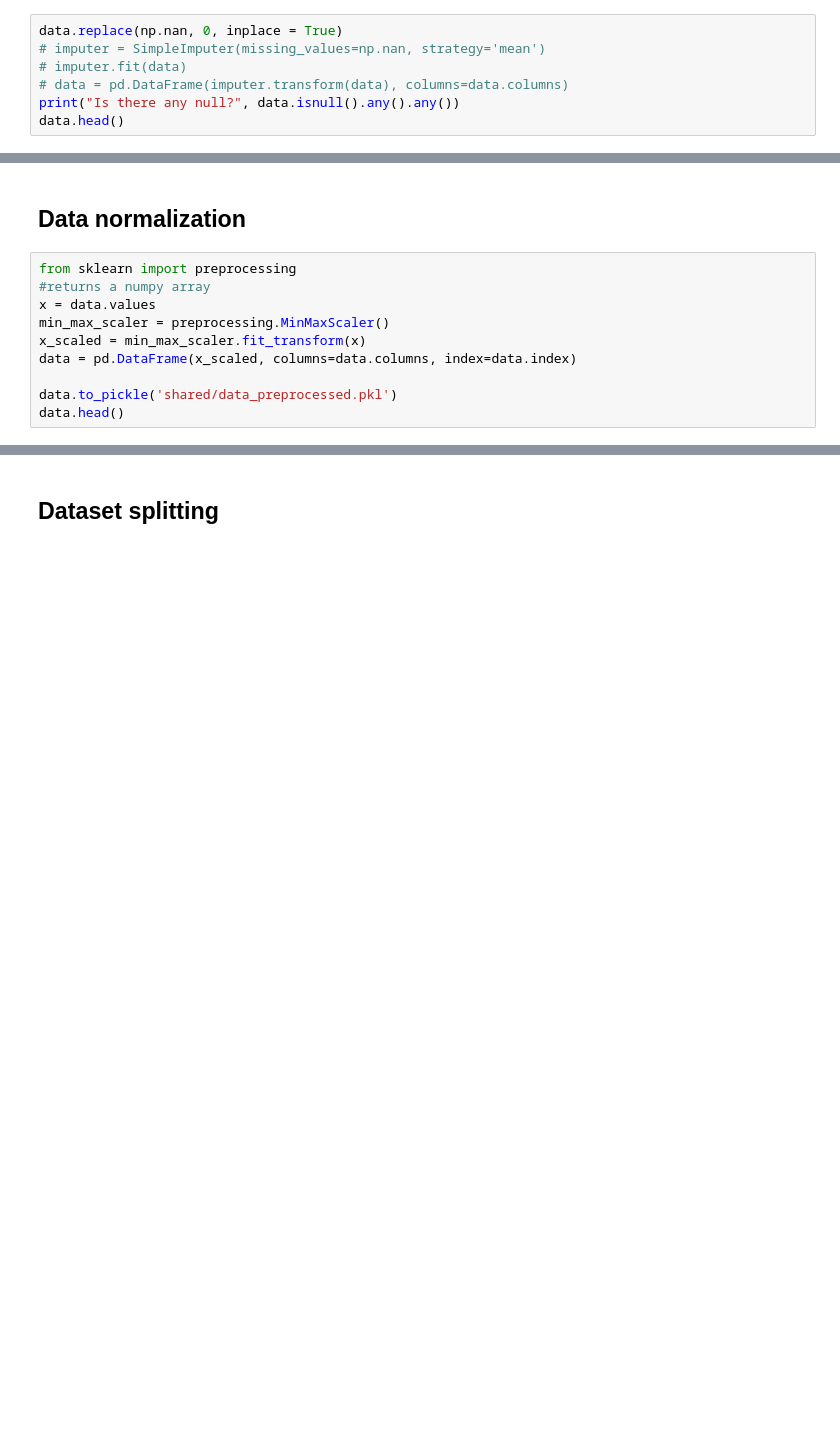
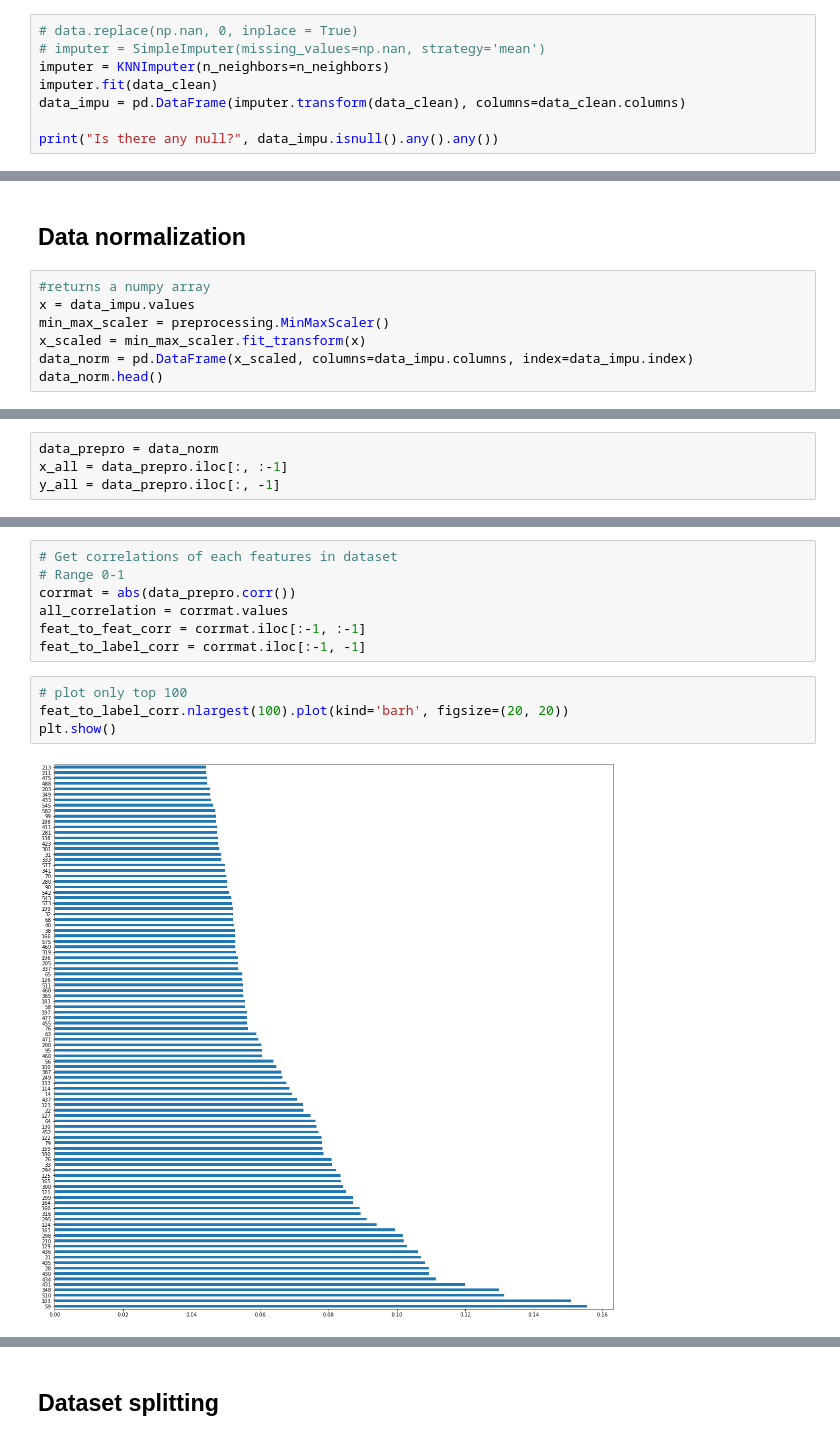
Before and after one commit to dzakybd/edge-ai, a Jupyter notebook: edge_ai.ipynb, the cells around one changed output, grey strips where cells are left out. Saved outputs shown, nothing was run; the diff lists cells and outputs as text; blank space fills up the shorter version.

```diff
--- a/edge_ai.ipynb
+++ b/edge_ai.ipynb
@@ -134,9 +140,10 @@ data.head()
 # %% [markdown]
 ## Data imputation
 # %%
-data.replace(np.nan, 0, inplace = True)
+# data.replace(np.nan, 0, inplace = True)
 # imputer = SimpleImputer(missing_values=np.nan, strategy='mean')
-# imputer.fit(data)
-# data = pd.DataFrame(imputer.transform(data), columns=data.columns)
-print("Is there any null?", data.isnull().any().any())
-data.head()
+imputer = KNNImputer(n_neighbors=n_neighbors)
+imputer.fit(data_clean)
+data_impu = pd.DataFrame(imputer.transform(data_clean), columns=data_clean.columns)
+
+print("Is there any null?", data_impu.isnull().any().any())
@@ -143,12 +152,9 @@ data.head()
 # %% [markdown]
 ## Data normalization
 # %%
-from sklearn import preprocessing
 #returns a numpy array
-x = data.values
+x = data_impu.values
 min_max_scaler = preprocessing.MinMaxScaler()
 x_scaled = min_max_scaler.fit_transform(x)
-data = pd.DataFrame(x_scaled, columns=data.columns, index=data.index)
-
-data.to_pickle('shared/data_preprocessed.pkl')
-data.head()
+data_norm = pd.DataFrame(x_scaled, columns=data_impu.columns, index=data_impu.index)
+data_norm.head()
@@ -154,0 +169,4 @@ data.head()
+# %%
+data_prepro = data_norm
+x_all = data_prepro.iloc[:, :-1]
+y_all = data_prepro.iloc[:, -1]
@@ -154,0 +177,13 @@ data.head()
+# %%
+# Get correlations of each features in dataset
+# Range 0-1
+corrmat = abs(data_prepro.corr())
+all_correlation = corrmat.values
+feat_to_feat_corr = corrmat.iloc[:-1, :-1]
+feat_to_label_corr = corrmat.iloc[:-1, -1]
+# %%
+# plot only top 100
+feat_to_label_corr.nlargest(100).plot(kind='barh', figsize=(20, 20))
+plt.show()
+# %% [output]
+[figure, added]
```
Also changed, not shown: parts of 54 cells of this notebook, 23 other files.
